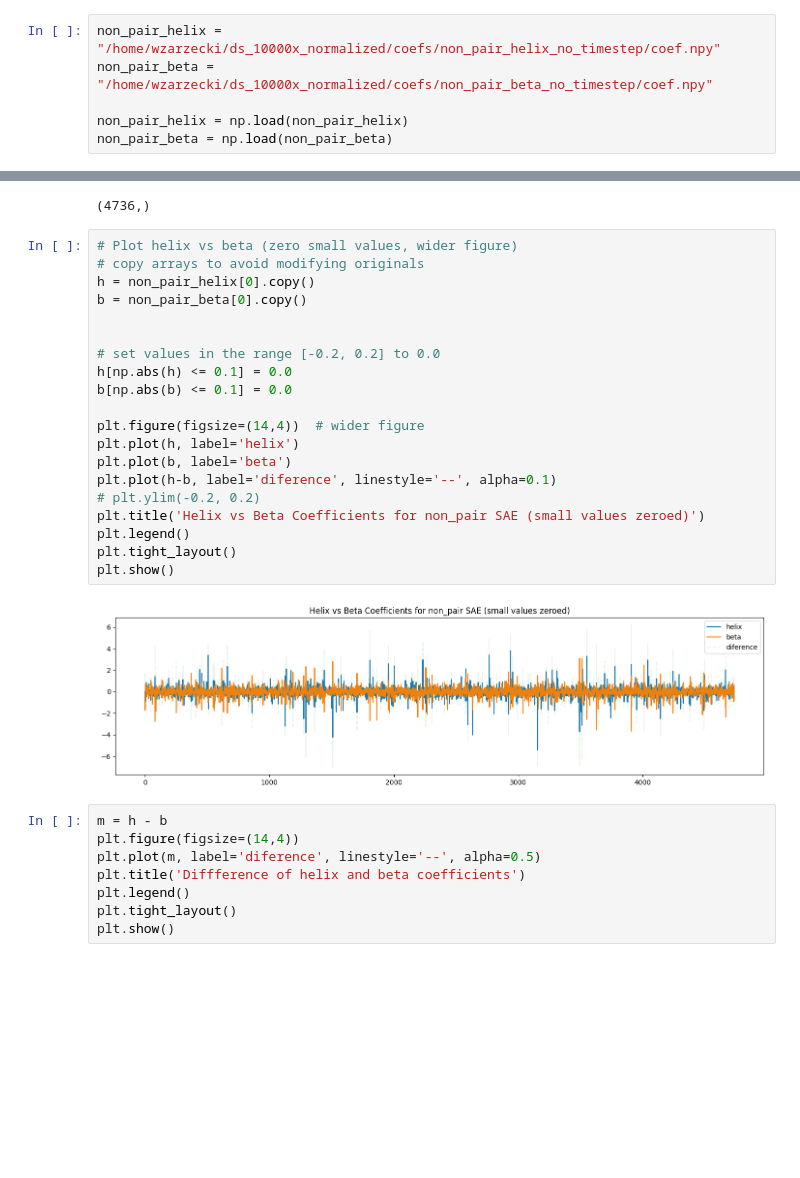
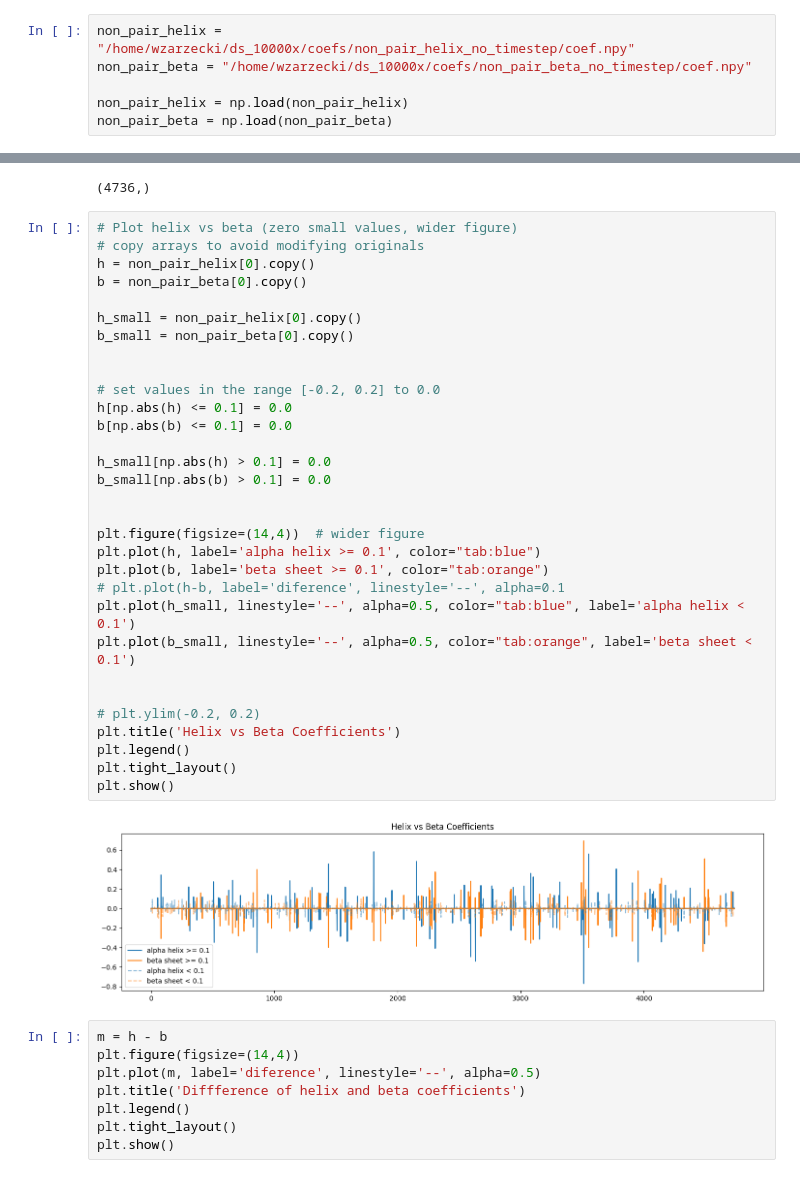
Before and after one commit to wz7475/FoldSAE, a Jupyter notebook: notebooks/strucutres/analyze_probes.ipynb, the cells around one changed output, grey strips where cells are left out. Saved outputs shown, nothing was run; the diff lists cells and outputs as text; blank space fills up the shorter version.

Commit message:
feat(eval): enhance eval plots | twigs like extra config var for scripts

```diff
--- a/notebooks/strucutres/analyze_probes.ipynb
+++ b/notebooks/strucutres/analyze_probes.ipynb
@@ -176,8 +178,8 @@ Mean n_train table (rows=timestep, cols=kind) — excluding timestep 0:
 Saved train-size plot to: /home/wzarzecki/ds_10000x/results/probes/train_size_by_kind.png
 [figure]
 # %%
-non_pair_helix = "/home/wzarzecki/ds_10000x_normalized/coefs/non_pair_helix_no_timestep/coef.npy"
-non_pair_beta = "/home/wzarzecki/ds_10000x_normalized/coefs/non_pair_beta_no_timestep/coef.npy"
+non_pair_helix = "/home/wzarzecki/ds_10000x/coefs/non_pair_helix_no_timestep/coef.npy"
+non_pair_beta = "/home/wzarzecki/ds_10000x/coefs/non_pair_beta_no_timestep/coef.npy"
 
 non_pair_helix = np.load(non_pair_helix)
 non_pair_beta = np.load(non_pair_beta)
@@ -188,25 +190,36 @@ non_pair_helix[0].shape
 # %%
 # Plot helix vs beta (zero small values, wider figure)
 # copy arrays to avoid modifying originals
 h = non_pair_helix[0].copy()
 b = non_pair_beta[0].copy()
 
+h_small = non_pair_helix[0].copy()
+b_small = non_pair_beta[0].copy()
+
 
 # set values in the range [-0.2, 0.2] to 0.0
 h[np.abs(h) <= 0.1] = 0.0
 b[np.abs(b) <= 0.1] = 0.0
 
+h_small[np.abs(h) > 0.1] = 0.0
+b_small[np.abs(b) > 0.1] = 0.0
+
+
 plt.figure(figsize=(14,4))  # wider figure
-plt.plot(h, label='helix')
-plt.plot(b, label='beta')
-plt.plot(h-b, label='diference', linestyle='--', alpha=0.1)
+plt.plot(h, label='alpha helix >= 0.1', color="tab:blue")
+plt.plot(b, label='beta sheet >= 0.1', color="tab:orange")
+# plt.plot(h-b, label='diference', linestyle='--', alpha=0.1
+plt.plot(h_small, linestyle='--', alpha=0.5, color="tab:blue", label='alpha helix < 0.1')
+plt.plot(b_small, linestyle='--', alpha=0.5, color="tab:orange", label='beta sheet < 0.1')
+
+
 # plt.ylim(-0.2, 0.2)
-plt.title('Helix vs Beta Coefficients for non_pair SAE (small values zeroed)')
+plt.title('Helix vs Beta Coefficients')
 plt.legend()
 plt.tight_layout()
 plt.show()
 # %% [output]
-[figure, old version]
+[figure, new version]
 # %%
 m = h - b
 plt.figure(figsize=(14,4))
```
Also changed, not shown: parts of 2 cells of this notebook, 8 other files.
